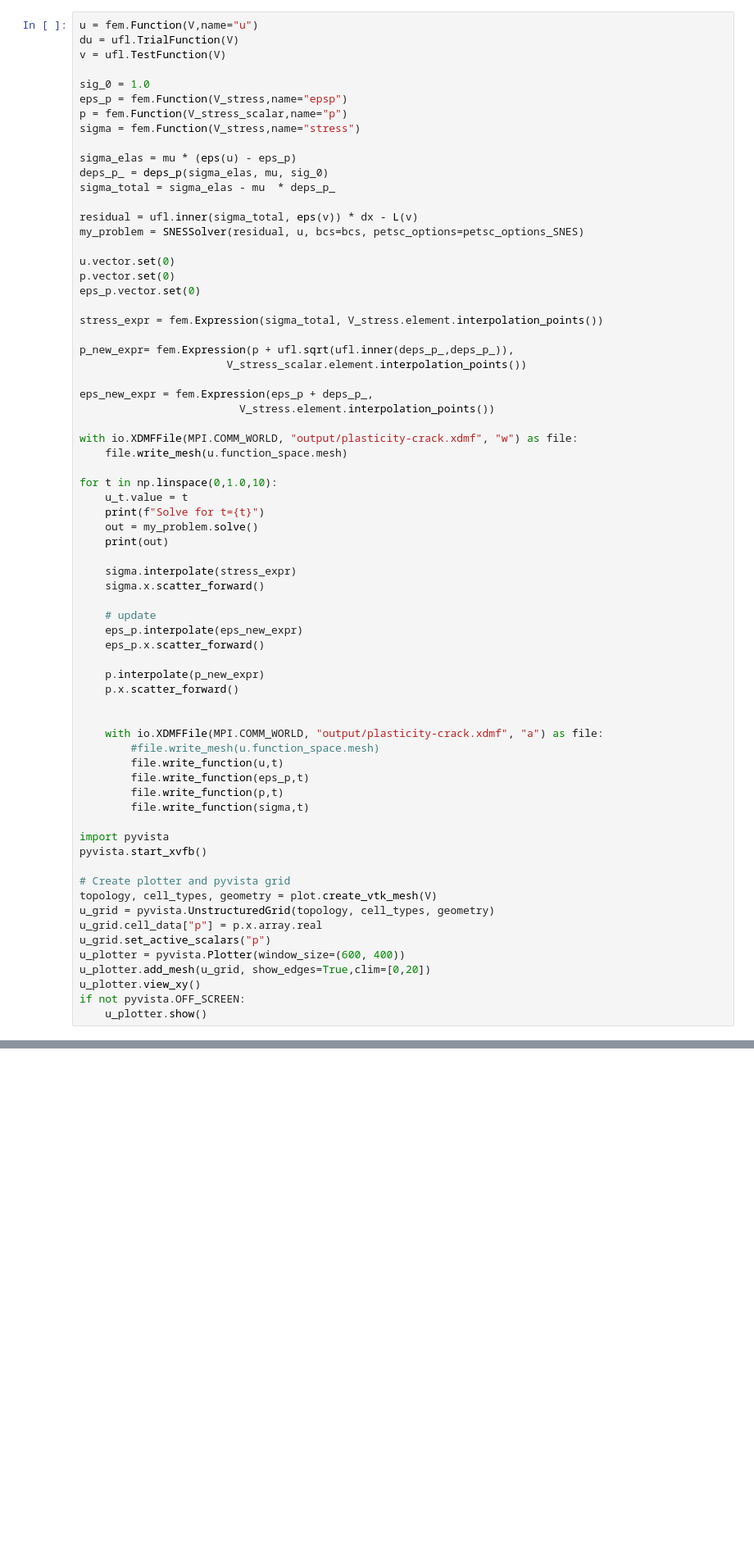
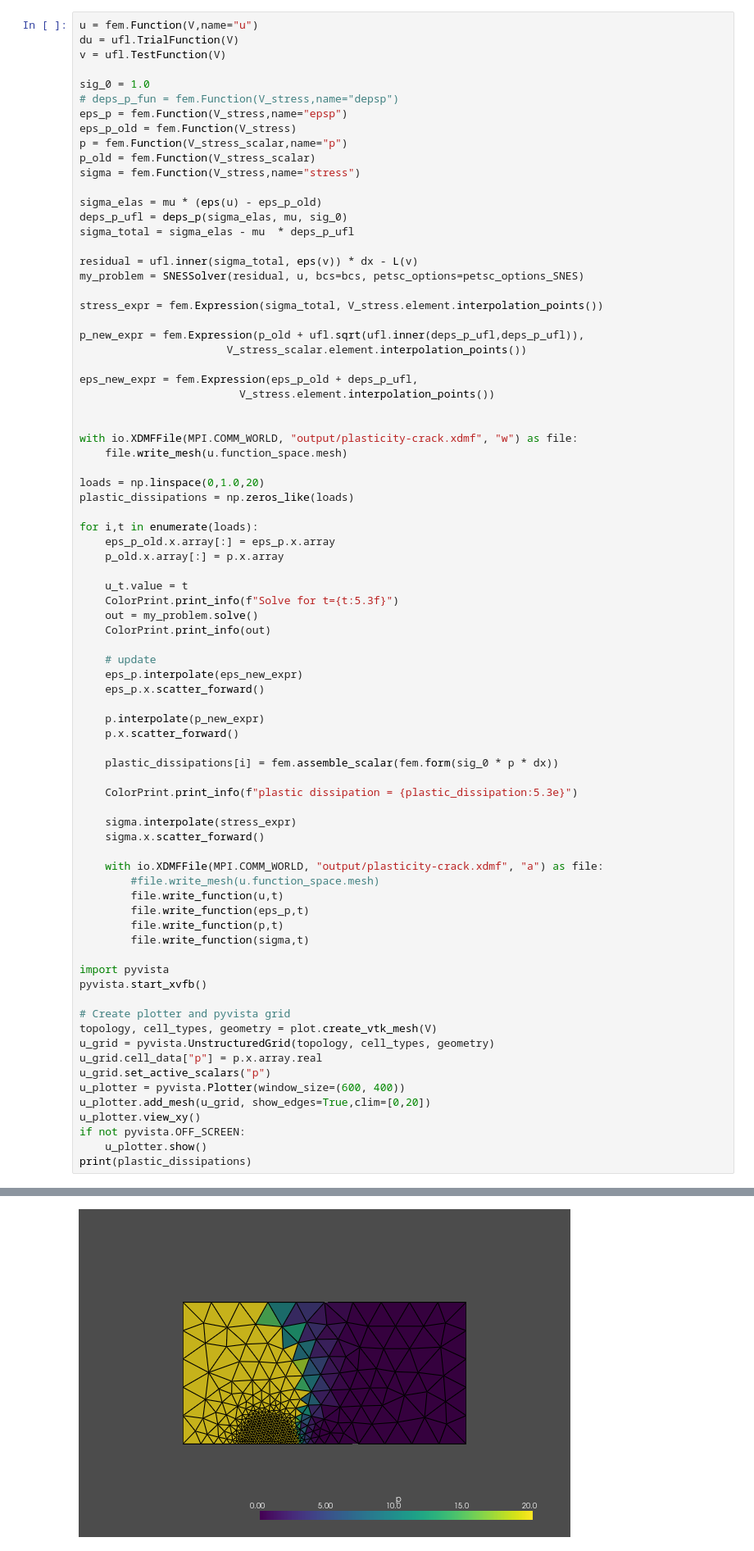
Before and after one commit to cmaurini/cohesive-plasticity, a Jupyter notebook: plasticity-dg.ipynb, the cells around one changed output, grey strips where cells are left out. Shown at 82% size. Drawn from its saved outputs; the diff is of its cells as text; blank space fills up the shorter version.

```diff
--- a/plasticity-dg.ipynb
+++ b/plasticity-dg.ipynb
@@ -239,40 +254,43 @@ du = ufl.TrialFunction(V)
 v = ufl.TestFunction(V)
 
 sig_0 = 1.0
+# deps_p_fun = fem.Function(V_stress,name="depsp")
 eps_p = fem.Function(V_stress,name="epsp")
+eps_p_old = fem.Function(V_stress)
 p = fem.Function(V_stress_scalar,name="p")
+p_old = fem.Function(V_stress_scalar)
 sigma = fem.Function(V_stress,name="stress")
 
-sigma_elas = mu * (eps(u) - eps_p)
-deps_p_ = deps_p(sigma_elas, mu, sig_0)
-sigma_total = sigma_elas - mu  * deps_p_
+sigma_elas = mu * (eps(u) - eps_p_old)
+deps_p_ufl = deps_p(sigma_elas, mu, sig_0)
+sigma_total = sigma_elas - mu  * deps_p_ufl
 
 residual = ufl.inner(sigma_total, eps(v)) * dx - L(v)
 my_problem = SNESSolver(residual, u, bcs=bcs, petsc_options=petsc_options_SNES)
 
-u.vector.set(0)
-p.vector.set(0)
-eps_p.vector.set(0)
-
 stress_expr = fem.Expression(sigma_total, V_stress.element.interpolation_points())
 
-p_new_expr= fem.Expression(p + ufl.sqrt(ufl.inner(deps_p_,deps_p_)),
+p_new_expr = fem.Expression(p_old + ufl.sqrt(ufl.inner(deps_p_ufl,deps_p_ufl)),
                        V_stress_scalar.element.interpolation_points())
 
-eps_new_expr = fem.Expression(eps_p + deps_p_,
+eps_new_expr = fem.Expression(eps_p_old + deps_p_ufl,
                          V_stress.element.interpolation_points())
+
 
 with io.XDMFFile(MPI.COMM_WORLD, "output/plasticity-crack.xdmf", "w") as file:
     file.write_mesh(u.function_space.mesh)
 
-for t in np.linspace(0,1.0,10):
+loads = np.linspace(0,1.0,20)
+plastic_dissipations = np.zeros_like(loads)
+
+for i,t in enumerate(loads):
+    eps_p_old.x.array[:] = eps_p.x.array
+    p_old.x.array[:] = p.x.array
+
     u_t.value = t
-    print(f"Solve for t={t}")
+    ColorPrint.print_info(f"Solve for t={t:5.3f}")
     out = my_problem.solve()
-    print(out)
-
-    sigma.interpolate(stress_expr)
-    sigma.x.scatter_forward()
+    ColorPrint.print_info(out)
 
     # update
     eps_p.interpolate(eps_new_expr)
@@ -281,6 +299,12 @@ for t in np.linspace(0,1.0,10):
     p.interpolate(p_new_expr)
     p.x.scatter_forward()
 
+    plastic_dissipations[i] = fem.assemble_scalar(fem.form(sig_0 * p * dx))
+
+    ColorPrint.print_info(f"plastic dissipation = {plastic_dissipation:5.3e}")
+
+    sigma.interpolate(stress_expr)
+    sigma.x.scatter_forward()
 
     with io.XDMFFile(MPI.COMM_WORLD, "output/plasticity-crack.xdmf", "a") as file:
         #file.write_mesh(u.function_space.mesh)
@@ -302,3 +326,5 @@ u_plotter.add_mesh(u_grid, show_edges=True,clim=[0,20])
 u_plotter.view_xy()
 if not pyvista.OFF_SCREEN:
     u_plotter.show()
+print(plastic_dissipations)
+# %% [output]
@@ -304,0 +348 @@ if not pyvista.OFF_SCREEN:
+[figure, added]
```
Also changed, not shown: parts of 7 cells of this notebook.
